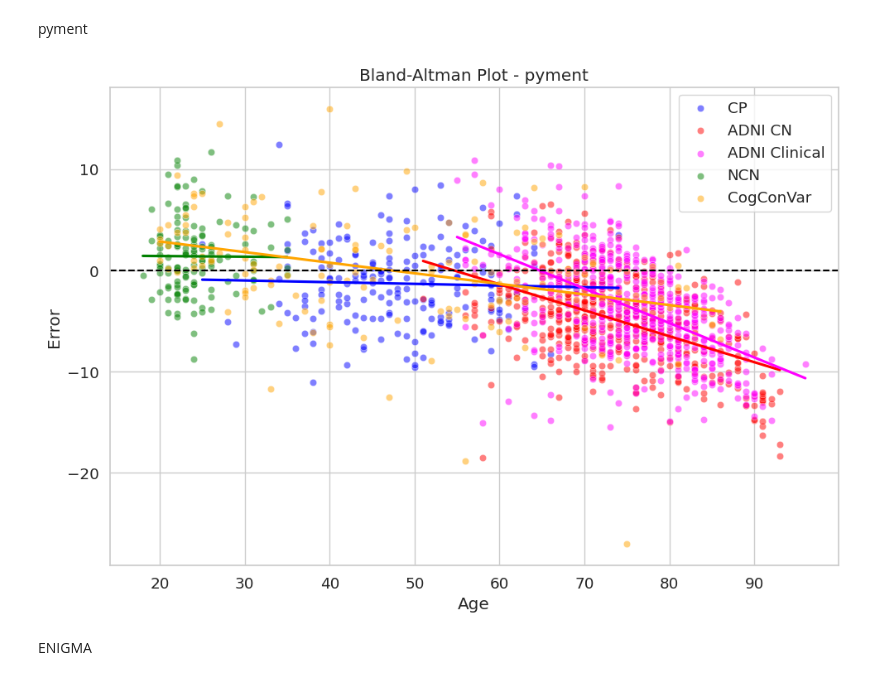
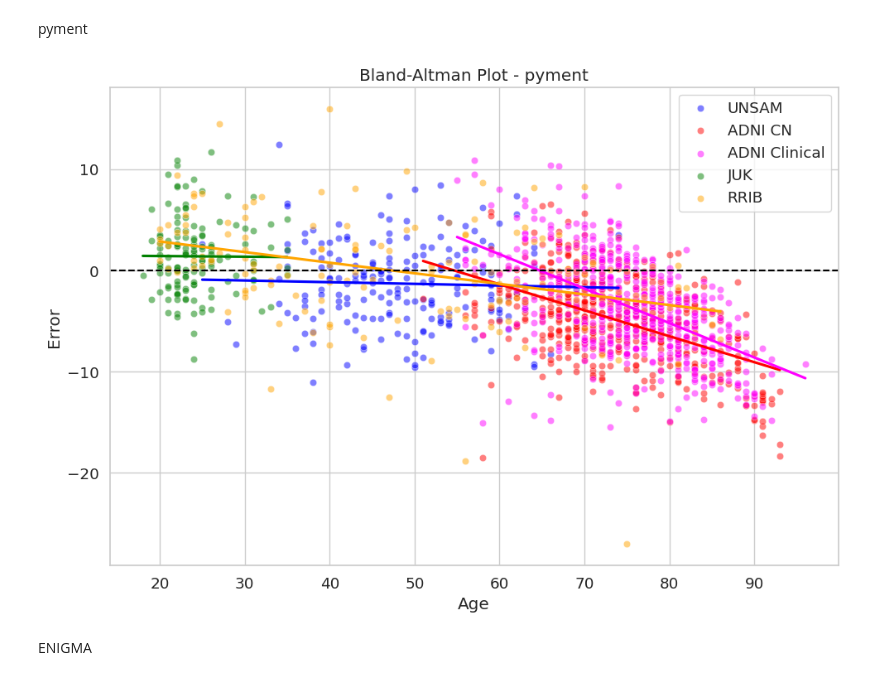
Before and after one commit to mabelzunce/brainage-models-benchmark, a Jupyter notebook: results/bland-altman.ipynb, the cells around one changed output. Cells and saved outputs as stored; diff of their text form; code cells hidden in the pictures.

```diff
--- a/results/bland-altman.ipynb
+++ b/results/bland-altman.ipynb
@@ -322,13 +322,13 @@ lower_limit_pymentCogConVar = mean_diff_pymentCogConVar - 1.96 * std_diff_pyment
 # %%
 #eliminar nulos
-pyment_CP = pyment_CP.dropna(subset=['Error', 'mean'])
+pyment_UNSAM = pyment_UNSAM.dropna(subset=['Error', 'mean'])
 pyment_ADNI = pyment_ADNI.dropna(subset=['Error', 'mean'])
-pyment_NCN = pyment_NCN.dropna(subset=['Error', 'mean'])
-pyment_CogConVar = pyment_CogConVar.dropna(subset=['Error', 'mean'])
+pyment_JUK = pyment_JUK.dropna(subset=['Error', 'mean'])
+pyment_RRIB = pyment_RRIB.dropna(subset=['Error', 'mean'])
 
-# Regressión pyment_CP
-slope_pymentCP, intercept_pymentCP = np.polyfit(pyment_CP['Edad'], pyment_CP['Error'], 1)
-tendencia_pymentCP = slope_pymentCP * pyment_CP['Edad'] + intercept_pymentCP
+# Regressión pyment_UNSAM
+slope_pymentUNSAM, intercept_pymentUNSAM = np.polyfit(pyment_UNSAM['Edad'], pyment_UNSAM['Error'], 1)
+tendencia_pymentUNSAM = slope_pymentUNSAM * pyment_UNSAM['Edad'] + intercept_pymentUNSAM
 
 # Regressión pyment_ADNICN
 slope_pymentADNICN, intercept_pymentADNICN = np.polyfit(pyment_ADNI[pyment_ADNI['Group']=='CN']['Age'], pyment_ADNI[pyment_ADNI['Group']=='CN']['Error'], 1)
@@ -338,49 +338,49 @@ tendencia_pymentADNICN = slope_pymentADNICN * pyment_ADNI[pyment_ADNI['Group']==
 slope_pymentADNIcli, intercept_pymentADNIcli = np.polyfit(pyment_ADNI[pyment_ADNI['Group']!='CN']['Age'], pyment_ADNI[pyment_ADNI['Group']!='CN']['Error'], 1)
 tendencia_pymentADNIcli = slope_pymentADNIcli * pyment_ADNI[pyment_ADNI['Group']!='CN']['Age'] + intercept_pymentADNIcli
 
-# Regressión pyment_NCN
-slope_pymentNCN, intercept_pymentNCN = np.polyfit(pyment_NCN['age'], pyment_NCN['Error'], 1)
-tendencia_pymentNCN = slope_pymentNCN * pyment_NCN['age'] + intercept_pymentNCN
+# Regressión pyment_JUK
+slope_pymentJUK, intercept_pymentJUK = np.polyfit(pyment_JUK['age'], pyment_JUK['Error'], 1)
+tendencia_pymentJUK = slope_pymentJUK * pyment_JUK['age'] + intercept_pymentJUK
 
-# Regressión pyment_CogConVar
-slope_pymentCogConVar, intercept_pymentCogConVar = np.polyfit(pyment_CogConVar['age'], pyment_CogConVar['Error'], 1)
-tendencia_pymentCogConVar = slope_pymentCogConVar * pyment_CogConVar['age'] + intercept_pymentCogConVar
+# Regressión pyment_RRIB
+slope_pymentRRIB, intercept_pymentRRIB = np.polyfit(pyment_RRIB['age'], pyment_RRIB['Error'], 1)
+tendencia_pymentRRIB = slope_pymentRRIB * pyment_RRIB['age'] + intercept_pymentRRIB
 # %%
 plt.figure(figsize=(10, 7))
 sns.set(style="whitegrid", font_scale=1.2)
 
 # --- Scatter + línea de tendencia para cada cohorte ---
-# CP
-sns.scatterplot(data=pyment_CP, x='Edad', y='Error', color='blue', label='CP', alpha=0.5)
-sns.regplot(data=pyment_CP, x='Edad', y='Error', scatter=False, color='blue', ci=None)
+# UNSAM
+sns.scatterplot(data=pyment_UNSAM, x='Edad', y='Error', color='blue', label='UNSAM', alpha=0.5)
+sns.regplot(data=pyment_UNSAM, x='Edad', y='Error', scatter=False, color='blue', ci=None)
 
 # ADNI CN
 sns.scatterplot(data=pyment_ADNI[pyment_ADNI['Group'] == 'CN'], x='Age', y='Error', color='red', label='ADNI CN', alpha=0.5)
 sns.regplot(data=pyment_ADNI[pyment_ADNI['Group'] == 'CN'], x='Age', y='Error', scatter=False, color='red', ci=None)
 
 # ADNI Clinical
 sns.scatterplot(data=pyment_ADNI[pyment_ADNI['Group'] != 'CN'], x='Age', y='Error', color='magenta', label='ADNI Clinical', alpha=0.5)
 sns.regplot(data=pyment_ADNI[pyment_ADNI['Group'] != 'CN'], x='Age', y='Error', scatter=False, color='magenta', ci=None)
 
-# NCN
-sns.scatterplot(data=pyment_NCN, x='age', y='Error', color='green', label='NCN', alpha=0.5)
-sns.regplot(data=pyment_NCN, x='age', y='Error', scatter=False, color='green', ci=None)
+# JUK
+sns.scatterplot(data=pyment_JUK, x='age', y='Error', color='green', label='JUK', alpha=0.5)
+sns.regplot(data=pyment_JUK, x='age', y='Error', scatter=False, color='green', ci=None)
 
-# CogConVar
-sns.scatterplot(data=pyment_CogConVar, x='age', y='Error', color='orange', label='CogConVar', alpha=0.5)
-sns.regplot(data=pyment_CogConVar, x='age', y='Error', scatter=False, color='orange', ci=None)
+# RRIB
+sns.scatterplot(data=pyment_RRIB, x='age', y='Error', color='orange', label='RRIB', alpha=0.5)
+sns.regplot(data=pyment_RRIB, x='age', y='Error', scatter=False, color='orange', ci=None)
 
 # --- Líneas horizontales comunes (si querés una sola media de referencia) ---
 plt.axhline(0, color='black', linestyle='--')
 
 plt.title('Bland-Altman Plot - pyment')
 plt.xlabel('Age')
 plt.ylabel('Error')
 plt.grid(True)
 plt.tight_layout()
 plt.show()
 # %% [output]
-[figure, old version]
+[figure, new version]
 # %% [markdown]
 ENIGMA
 # %%
```
Also changed, not shown: parts of 17 cells of this notebook, 1 other file.
